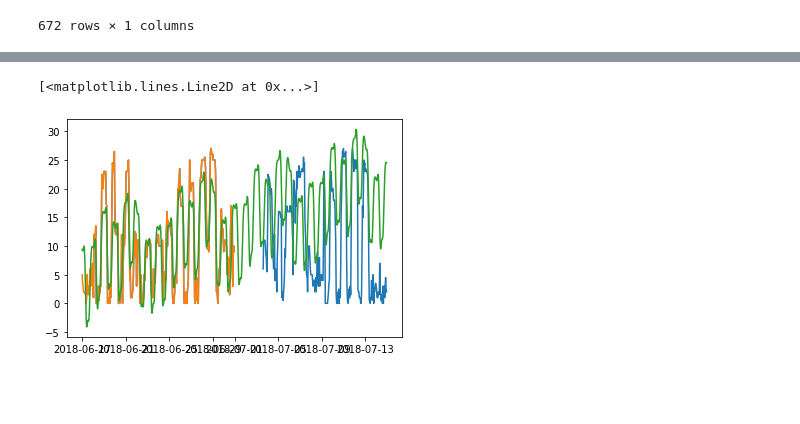
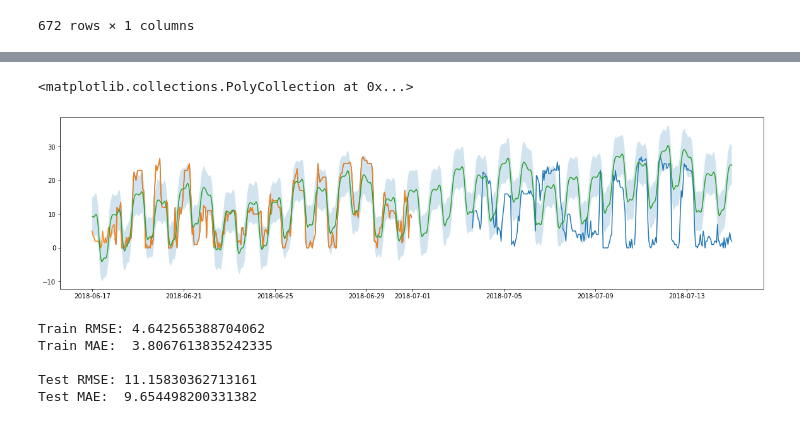
Before and after one commit to mitkrieg/citibike-timeseries, a Jupyter notebook: fbprophet_model.ipynb, the cells around one changed output, grey strips where cells are left out. Saved outputs shown, nothing was run; the diff lists cells and outputs as text; code cells hidden in the pictures; blank space fills up the shorter version.

```diff
--- a/fbprophet_model.ipynb
+++ b/fbprophet_model.ipynb
@@ -120,8 +134,11 @@ test_ts
 # %%
 fig, ax = plt.subplots()
+fig.set_figheight(5)
+fig.set_figwidth(20)
 ax.plot(test_ts,label='test')
 ax.plot(train_ts,label='train')
 ax.plot(forcast_ts.yhat,label='forcast')
+ax.fill_between(forcast_ts.index,forcast_ts.yhat_lower,forcast_ts.yhat_upper,alpha=0.2)
 # %% [output]
-[<matplotlib.lines.Line2D at 0x...>]
+<matplotlib.collections.PolyCollection at 0x...>
-[figure, old version]
+[figure, new version]
@@ -127,0 +147,26 @@ ax.plot(forcast_ts.yhat,label='forcast')
+# %%
+train_rmse = mean_squared_error(y_true=train_ts,
+                   y_pred=forcast_ts.yhat[:'2018-06-30'],
+                   squared=False)
+
+test_rmse = mean_squared_error(y_true=test_ts['2018-07-03 15:00:00':].interpolate(),
+                               y_pred=forcast_ts.yhat['2018-07-03 15:00:00':],
+                               squared=False)
+
+train_mae = mean_absolute_error(y_true=train_ts,
+                   y_pred=forcast_ts.yhat[:'2018-06-30'])
+
+test_mae = mean_absolute_error(y_true=test_ts['2018-07-03 15:00:00':].interpolate(),
+                               y_pred=forcast_ts.yhat['2018-07-03 15:00:00':])
+
+print(f'Train RMSE: {train_rmse}')
+print(f'Train MAE:  {train_mae}\n')
+
+print(f'Test RMSE: {test_rmse}')
+print(f'Test MAE:  {test_mae}')
+# %% [output]
+Train RMSE: 4.642565388704062
+Train MAE:  3.8067613835242335
+
+Test RMSE: 11.15830362713161
+Test MAE:  9.654498200331382
```
Also changed, not shown: parts of 22 cells of this notebook.
